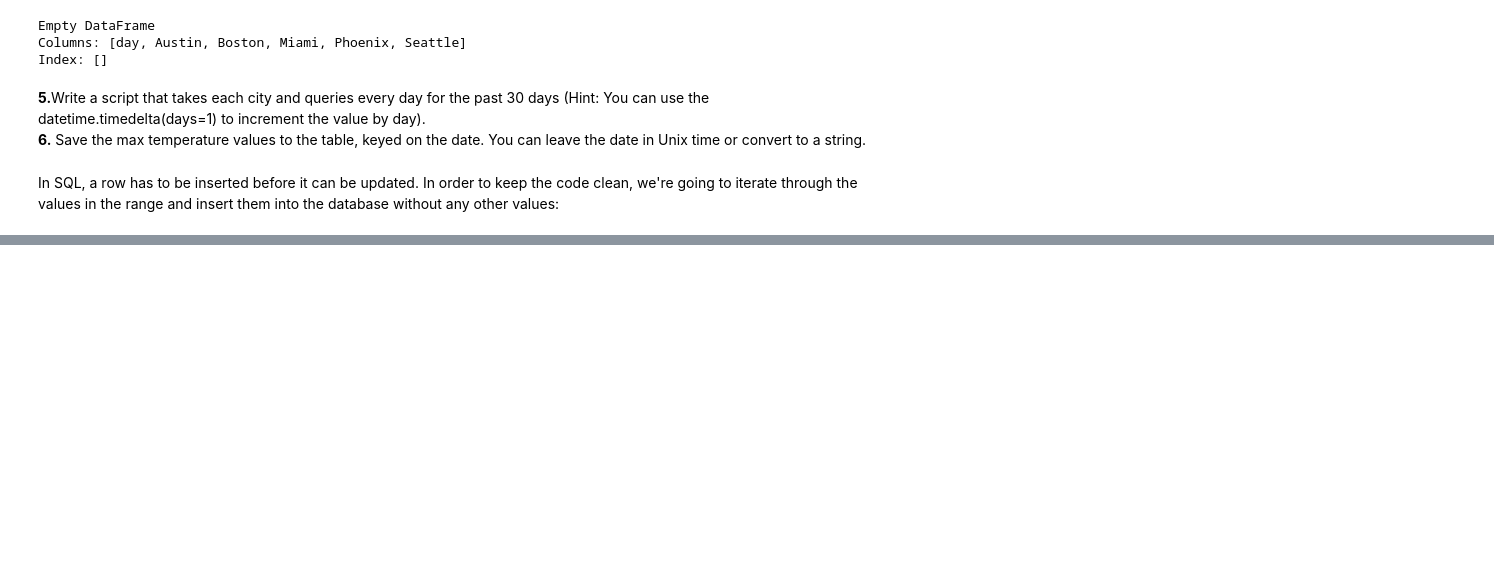
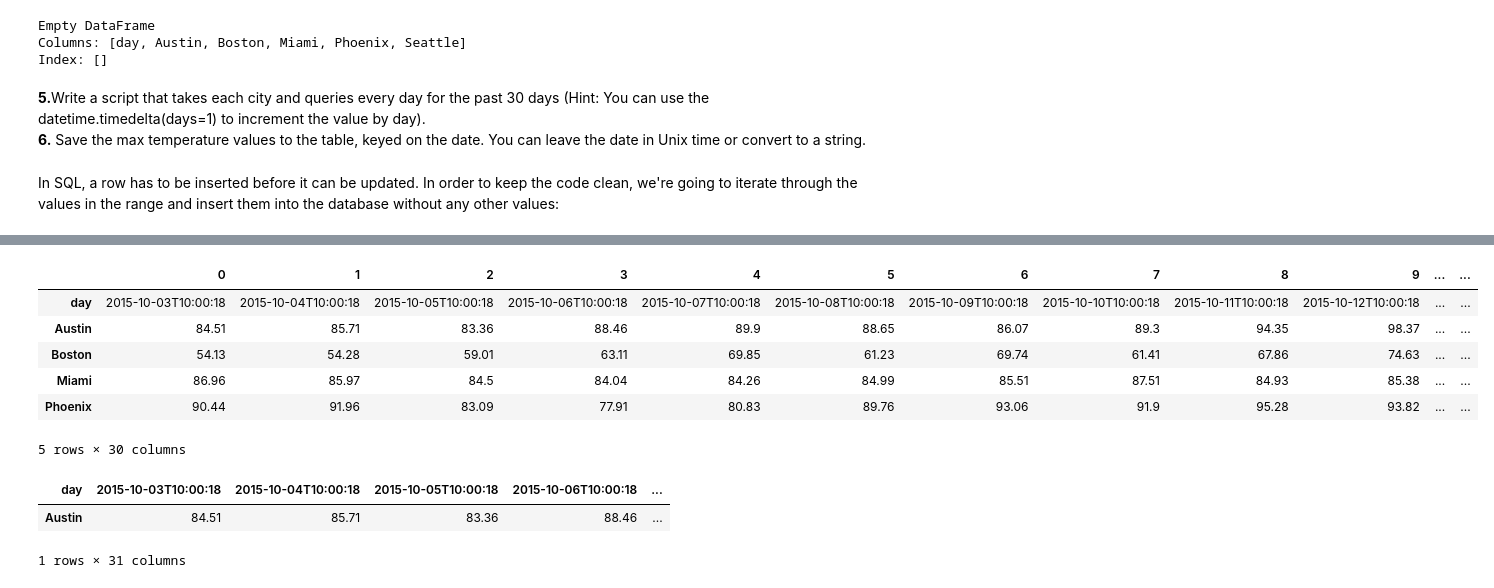
Before and after one commit to ryangrigg/Thinkful, a Jupyter notebook: unit_3_les2_web_apis.ipynb, the cells around one changed output, grey strips where cells are left out. Saved outputs shown, nothing was run; the diff lists cells and outputs as text; code cells hidden in the pictures; blank space fills up the shorter version.

```diff
--- a/unit_3_les2_web_apis.ipynb
+++ b/unit_3_les2_web_apis.ipynb
@@ -232,0 +264,24 @@ OperationalError: unrecognized token: "29T17"
+# %%
+# Transpose the dataframe:
+weather_frame = weather_frame.T
+weather_frame.head()
+# %% [output]
+|  | 0 | 1 | 2 | 3 | 4 | 5 | 6 | 7 | 8 | 9 | ... | ... |
+| day | 2015-10-03T10:00:18 | 2015-10-04T10:00:18 | 2015-10-05T10:00:18 | 2015-10-06T10:00:18 | 2015-10-07T10:00:18 | 2015-10-08T10:00:18 | 2015-10-09T10:00:18 | 2015-10-10T10:00:18 | 2015-10-11T10:00:18 | 2015-10-12T10:00:18 | ... | ... |
+| Austin | 84.51 | 85.71 | 83.36 | 88.46 | 89.9 | 88.65 | 86.07 | 89.3 | 94.35 | 98.37 | ... | ... |
+| Boston | 54.13 | 54.28 | 59.01 | 63.11 | 69.85 | 61.23 | 69.74 | 61.41 | 67.86 | 74.63 | ... | ... |
+| Miami | 86.96 | 85.97 | 84.5 | 84.04 | 84.26 | 84.99 | 85.51 | 87.51 | 84.93 | 85.38 | ... | ... |
+| Phoenix | 90.44 | 91.96 | 83.09 | 77.91 | 80.83 | 89.76 | 93.06 | 91.9 | 95.28 | 93.82 | ... | ... |
+5 rows × 30 columns
+# %%
+# Replace column headers with corresponding days
+weather_frame.columns = weather_frame.iloc[0]
+
+#drop the day row:
+weather_frame = weather_frame.drop('day', axis=0)
+
+weather_frame.head(1)
+# %% [output]
+| day | 2015-10-03T10:00:18 | 2015-10-04T10:00:18 | 2015-10-05T10:00:18 | 2015-10-06T10:00:18 | ... |
+| Austin | 84.51 | 85.71 | 83.36 | 88.46 | ... |
+1 rows × 31 columns
```
Also changed, not shown: parts of 20 cells of this notebook.
